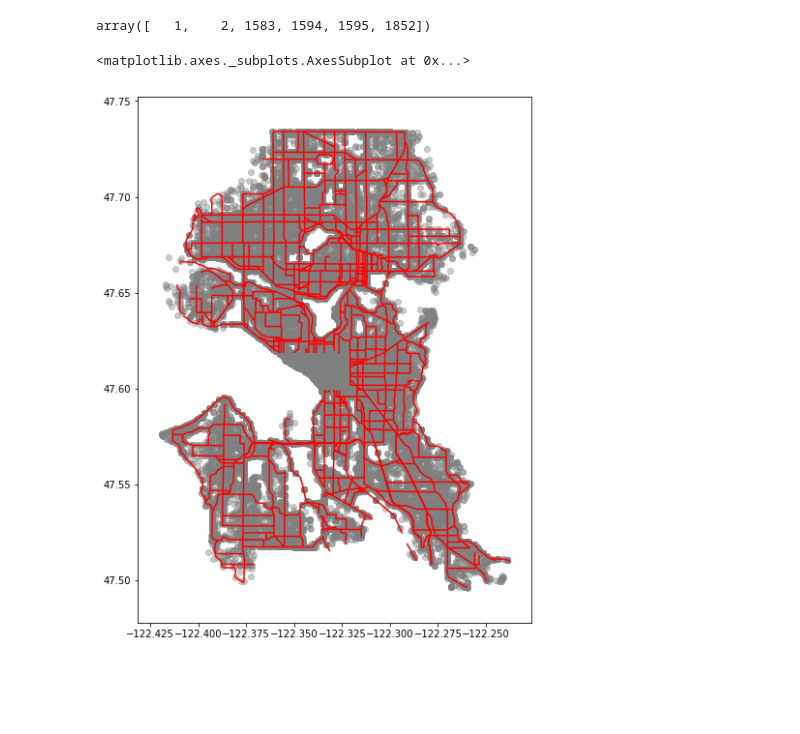
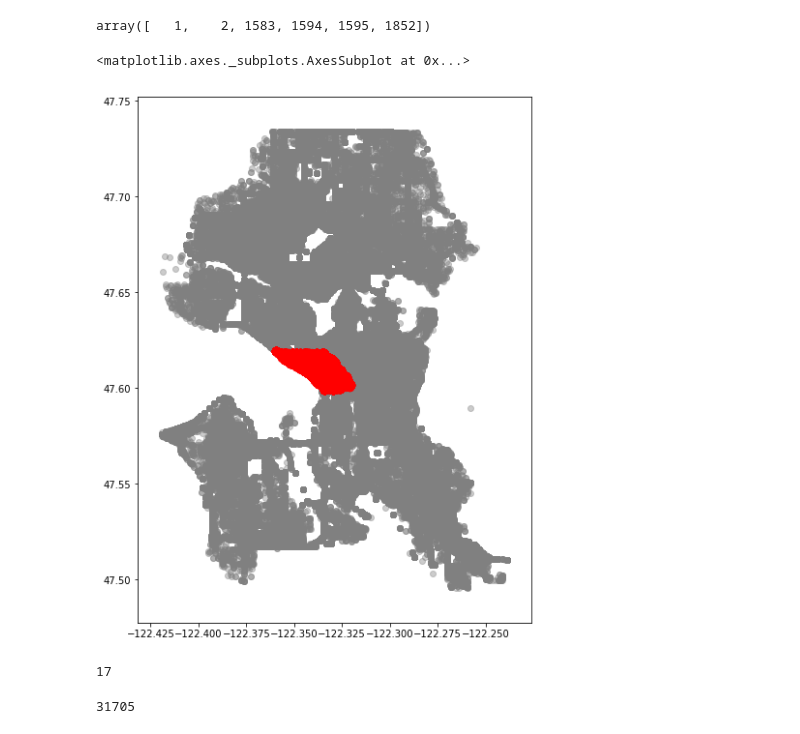
Before and after one commit to gsaidov/capstone, a Jupyter notebook: eda.ipynb, the cells around one changed output. Drawn from its saved outputs; the diff is of its cells as text; code cells hidden in the pictures; blank space fills up the shorter version.

```diff
--- a/eda.ipynb
+++ b/eda.ipynb
@@ -11,3 +11,5 @@ from sklearn.metrics import confusion_matrix
 from sklearn.metrics import classification_report
 from sklearn.metrics import roc_curve, auc
 import timeit
+# %%
+df = pd.read_pickle('data/accident.pickle')
@@ -134,8 +161,16 @@ ind
 array([   1,    2, 1583, 1594, 1595, 1852])
 # %%
 fig, ax = plt.subplots(figsize = (16, 10))
-acc.plot(ax = ax, alpha = 0.4, color = 'grey')
-vol_2016[vol_2016['DOWNTOWN']=='N'].plot(ax = ax, markersize =70, color = 'red')
+df.plot(ax = ax, alpha = 0.4, color = 'grey')
+df[df['DOWNTOWN']=='Y'].plot(ax = ax, markersize =70, color = 'red')
 # %% [output]
 <matplotlib.axes._subplots.AxesSubplot at 0x...>
-[figure, old version]
+[figure, new version]
+# %%
+len(df.year.unique())
+# %% [output]
+17
+# %%
+17*1865
+# %% [output]
+31705
```
Also changed, not shown: parts of 9 cells of this notebook.
